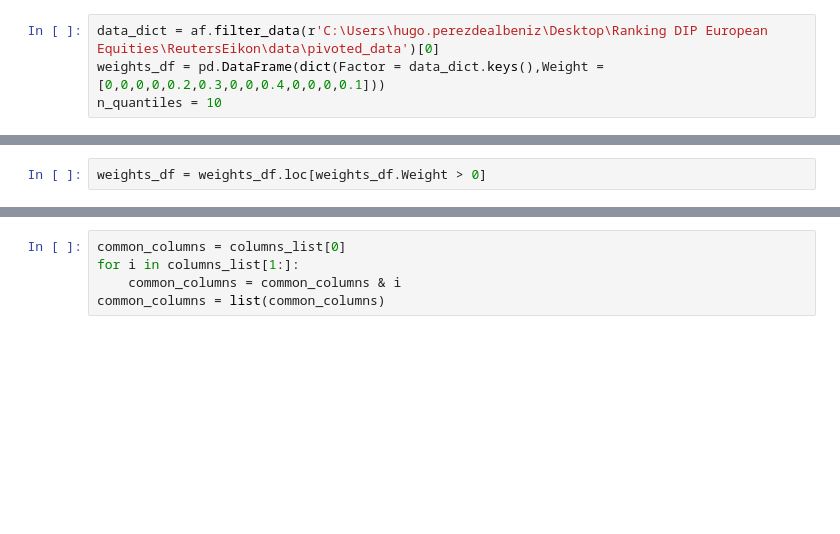
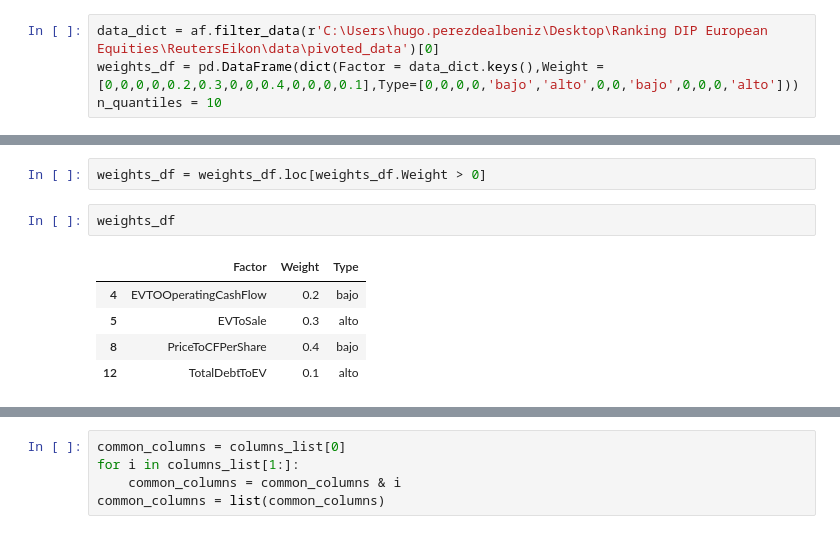
Before and after one commit to IIU60/ranking_DIP_european_equities, a Jupyter notebook: code_in_production/multifactor_ranking.ipynb, the cells around one changed output, grey strips where cells are left out. Cells and saved outputs as stored; diff of their text form; blank space fills up the shorter version.

```diff
--- a/code_in_production/multifactor_ranking.ipynb
+++ b/code_in_production/multifactor_ranking.ipynb
@@ -4,5 +4,5 @@ import numpy as np
 import app_functions as af
 # %%
 data_dict = af.filter_data(r'C:\Users\hugo.perezdealbeniz\Desktop\Ranking DIP European Equities\ReutersEikon\data\pivoted_data')[0]
-weights_df = pd.DataFrame(dict(Factor = data_dict.keys(),Weight = [0,0,0,0,0.2,0.3,0,0,0.4,0,0,0,0.1]))
+weights_df = pd.DataFrame(dict(Factor = data_dict.keys(),Weight = [0,0,0,0,0.2,0.3,0,0,0.4,0,0,0,0.1],Type=[0,0,0,0,'bajo','alto',0,0,'bajo',0,0,0,'alto']))
 n_quantiles = 10
@@ -15,2 +9,10 @@ n_quantiles = 10
 # %%
 weights_df = weights_df.loc[weights_df.Weight > 0]
+# %%
+weights_df
+# %% [output]
+|  | Factor | Weight | Type |
+| 4 | EVTOOperatingCashFlow | 0.2 | bajo |
+| 5 | EVToSale | 0.3 | alto |
+| 8 | PriceToCFPerShare | 0.4 | bajo |
+| 12 | TotalDebtToEV | 0.1 | alto |
```
Also changed, not shown: parts of 16 cells of this notebook, 2 other files.
